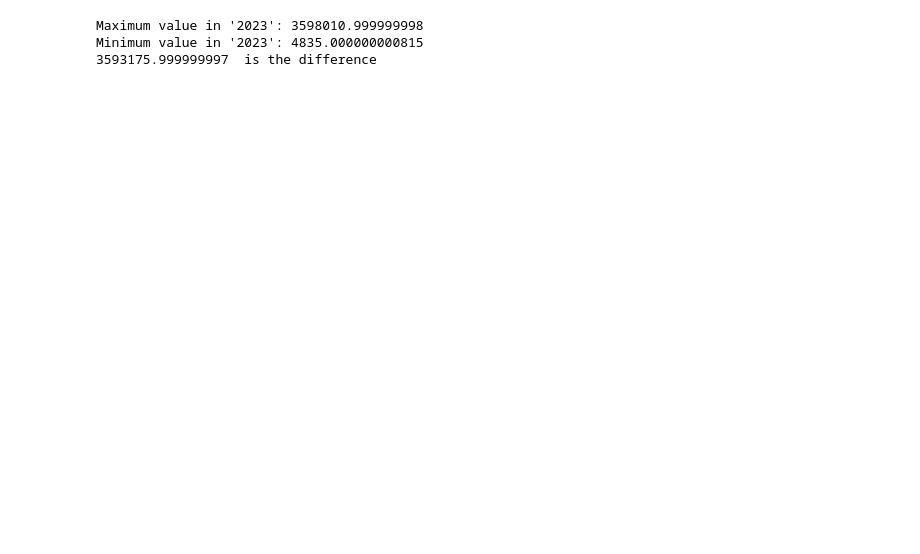
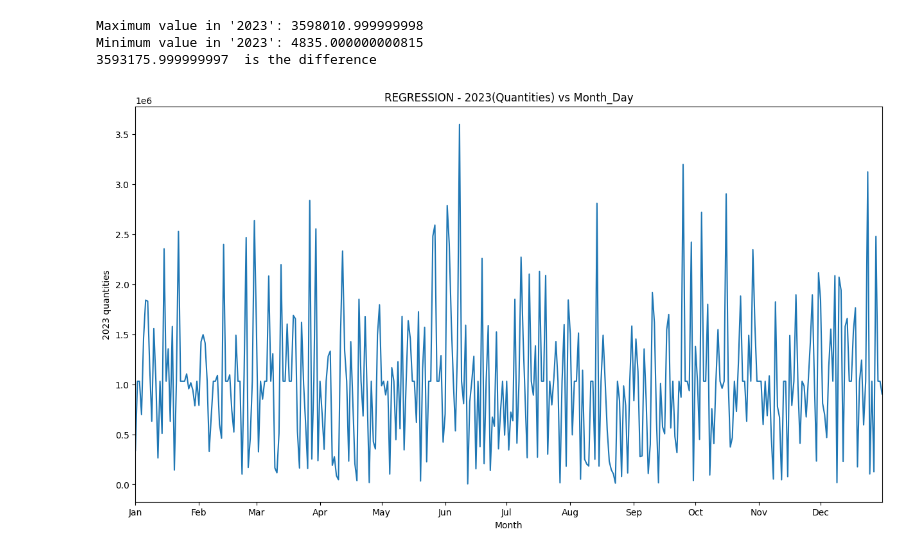
Before and after one commit to NATPAC-Internship/Augustine, a Jupyter notebook: import/Code/concat/plotF.ipynb, the cells around one changed output. Cells and saved outputs as stored; diff of their text form; code cells hidden in the pictures; blank space fills up the shorter version.

```diff
--- a/import/Code/concat/plotF.ipynb
+++ b/import/Code/concat/plotF.ipynb
@@ -64,3 +74,22 @@ print(ghh," is the difference")
 Maximum value in '2023': 3598010.999999998
 Minimum value in '2023': 4835.000000000815
 3593175.999999997  is the difference
+# %%
+import matplotlib.pyplot as plt
+from matplotlib.dates import MonthLocator, DateFormatter
+
+# Assuming 'Month_Day' is a datetime column
+plt.figure(figsize=(15,8))
+plt.plot(df['Month_Day'], df['2023'])
+plt.xlabel('Month')
+plt.ylabel('2023 quantities')
+plt.title('REGRESSION - 2023(Quantities) vs Month_Day')
+
+# Set x-axis to show months
+plt.gca().xaxis.set_major_locator(MonthLocator())
+plt.gca().xaxis.set_major_formatter(DateFormatter("%b"))
+
+plt.xlim(df['Month_Day'].min(), df['Month_Day'].max())
+plt.show()
+# %% [output]
+[figure, added]
```
Also changed, not shown: parts of 4 cells of this notebook, 2 other files.
